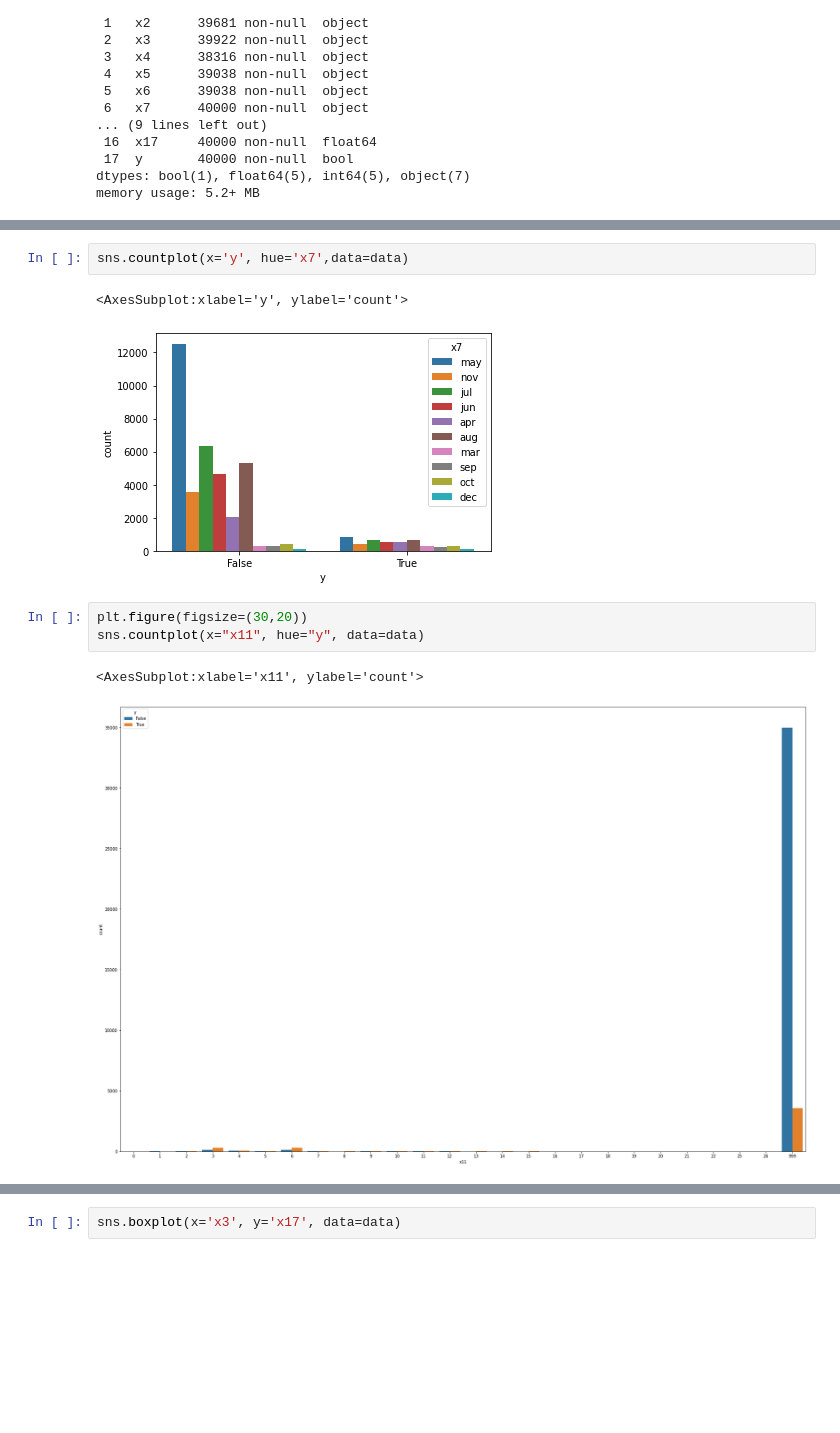
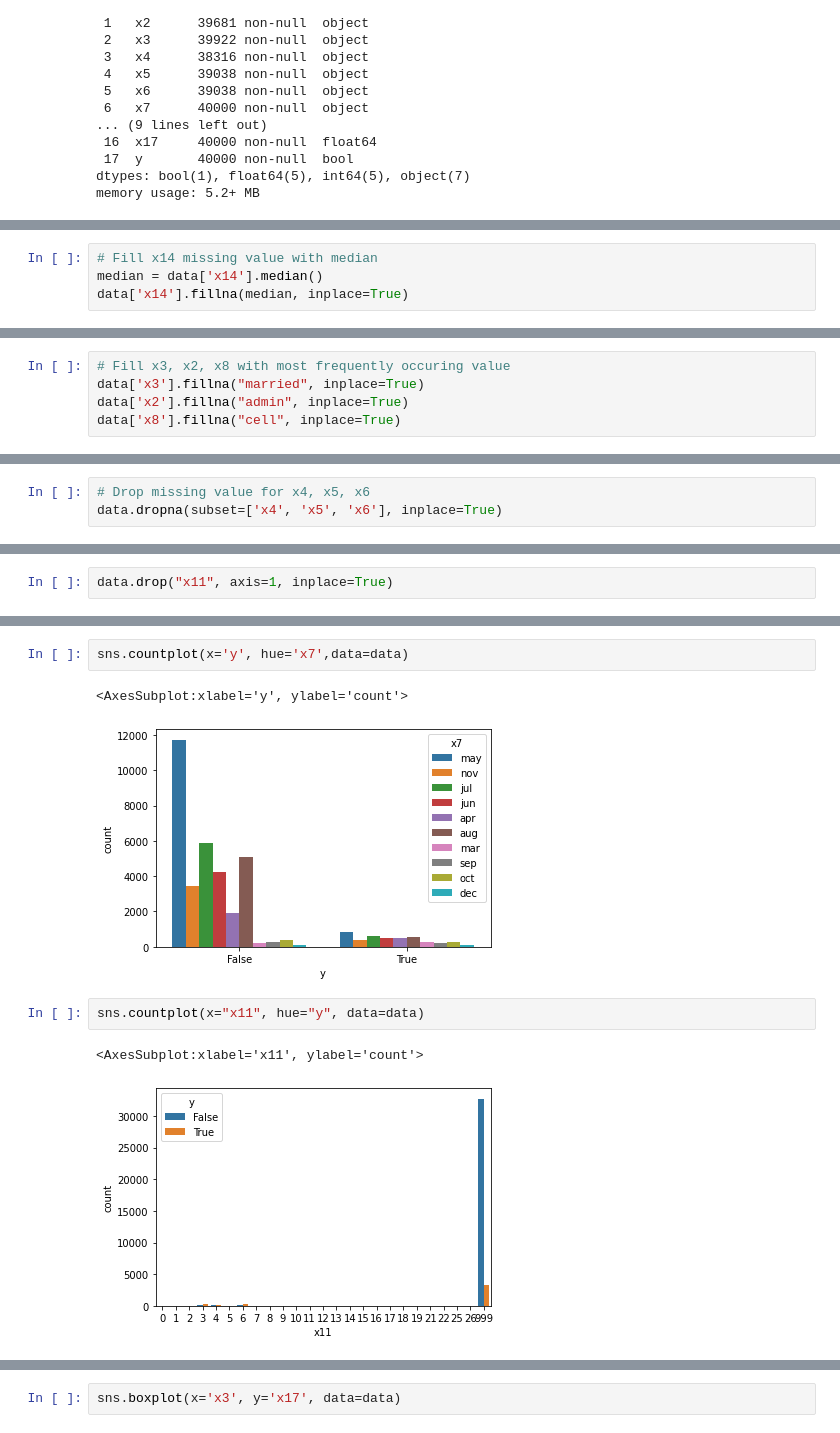
Before and after one commit to chan1992241/Machine_Learning_Practice, a Jupyter notebook: code.ipynb, the cells around one changed output, grey strips where cells are left out. Cells and saved outputs as stored; diff of their text form; blank space fills up the shorter version.

Commit message:
data preprocessing

```diff
--- a/code.ipynb
+++ b/code.ipynb
@@ -62,0 +90,4 @@ data.describe()
+# %%
+# Fill x14 missing value with median
+median = data['x14'].median()
+data['x14'].fillna(median, inplace=True)
@@ -62,0 +100,5 @@ data.describe()
+# %%
+# Fill x3, x2, x8 with most frequently occuring value
+data['x3'].fillna("married", inplace=True)
+data['x2'].fillna("admin", inplace=True)
+data['x8'].fillna("cell", inplace=True)
@@ -62,0 +111,3 @@ data.describe()
+# %%
+# Drop missing value for x4, x5, x6
+data.dropna(subset=['x4', 'x5', 'x6'], inplace=True)
@@ -63 +125,3 @@ data.describe()
+# %%
+data.drop("x11", axis=1, inplace=True)
 # %%
@@ -150,13 +198,12 @@ sns.countplot(x='y', hue='x3',data=data)
 sns.countplot(x='y', hue='x7',data=data)
 # %% [output]
 <AxesSubplot:xlabel='y', ylabel='count'>
-[figure, old version]
+[figure, new version]
 # %%
-plt.figure(figsize=(30,20))
 sns.countplot(x="x11", hue="y", data=data)
 # %% [output]
 <AxesSubplot:xlabel='x11', ylabel='count'>
-[figure, old version]
+[figure, new version]
 # %%
 sns.distplot(data["x17"].dropna(), kde=False, bins=30)
 # %% [output]
```
Also changed, not shown: parts of 32 cells of this notebook.
